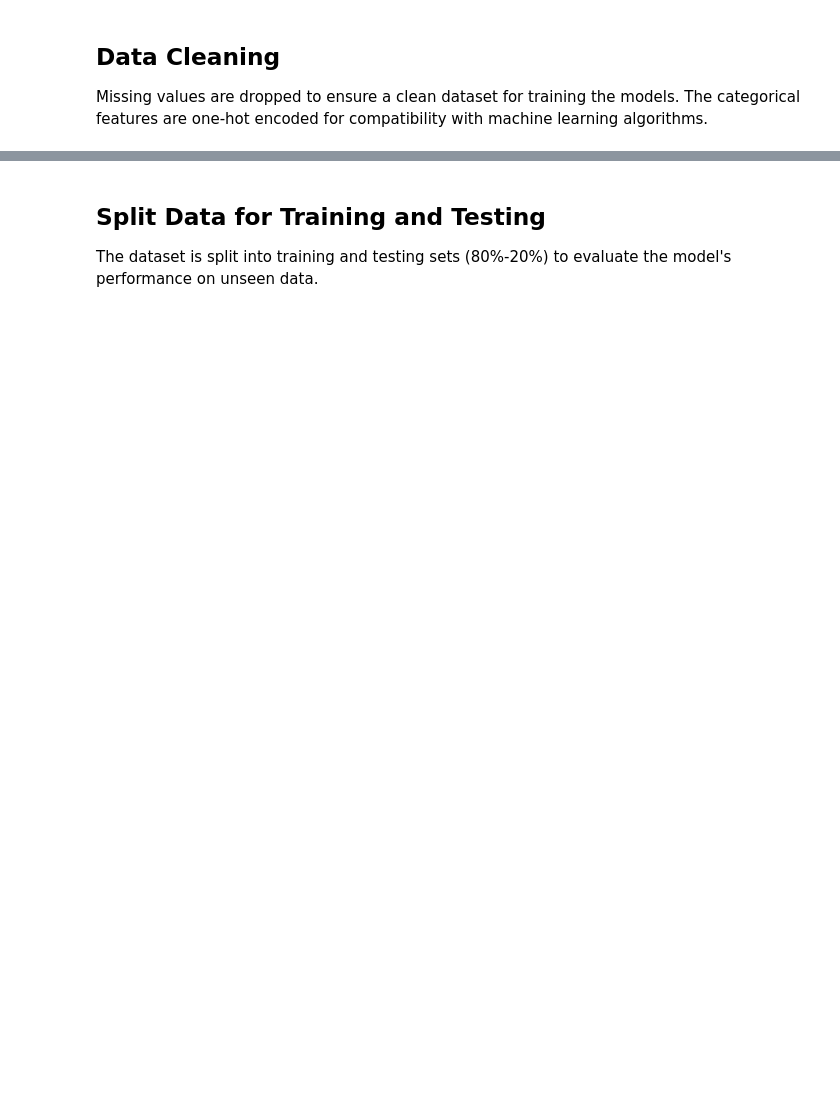
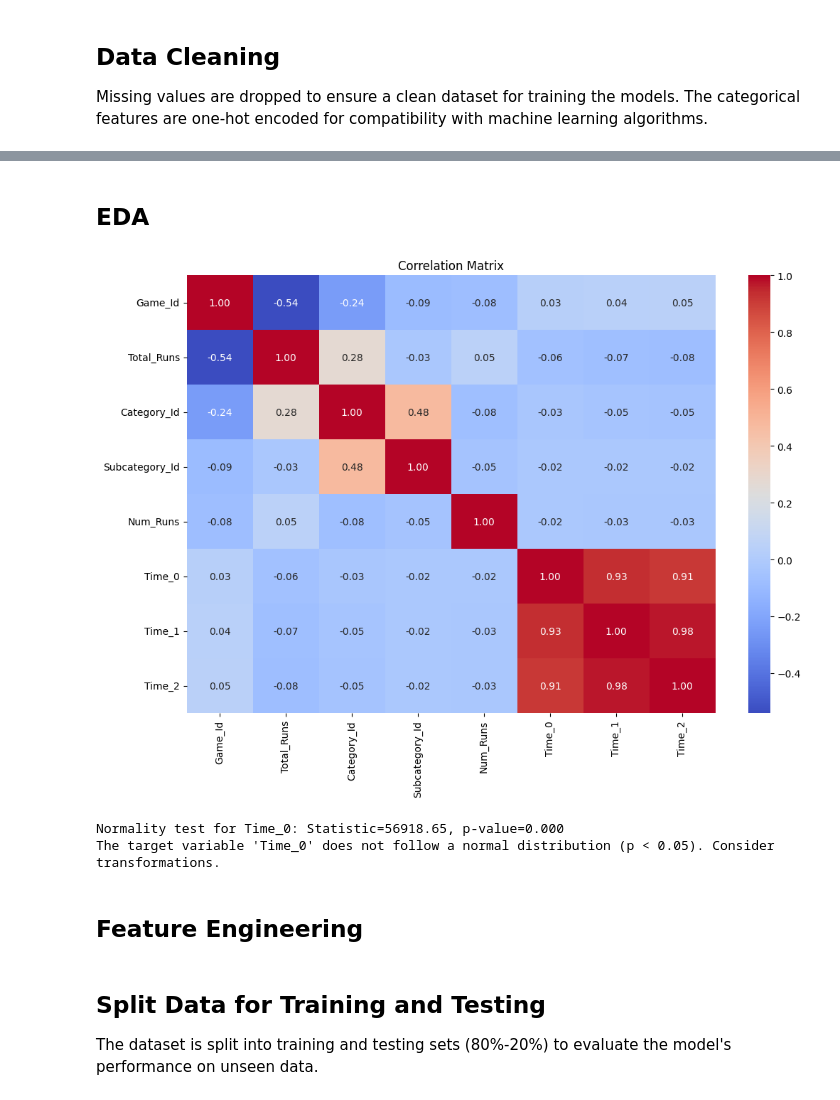
Before and after one commit to kmora2b/speedrun_ml_project, a Jupyter notebook: speedrun_analysis.ipynb, the cells around one changed output, grey strips where cells are left out. Drawn from its saved outputs; the diff is of its cells as text; code cells hidden in the pictures; blank space fills up the shorter version.

```diff
--- a/speedrun_analysis.ipynb
+++ b/speedrun_analysis.ipynb
@@ -7,14 +11,22 @@ This notebook aims to predict world record times for speedrunning based on featu
 # %%
-
+import os
 import pandas as pd
 import numpy as np
 import matplotlib.pyplot as plt
 import seaborn as sns
-from sklearn.model_selection import train_test_split, cross_val_score, GridSearchCV
+from sklearn.model_selection import train_test_split, cross_val_score
 from sklearn.linear_model import LinearRegression, Ridge, Lasso
 from sklearn.ensemble import RandomForestRegressor, GradientBoostingRegressor
 from sklearn.metrics import mean_squared_error, r2_score
 from scipy.stats import normaltest, skew
+from sklearn.model_selection import GridSearchCV
+
+IS_GCOLAB = False #CHANGE TO FALSE IF LOCAL
+
+if IS_GCOLAB:
+  # Mount Google Drive to access files
+  from google.colab import drive
+  drive.mount('/content/drive')
 # %% [markdown]
 ## Load and Explore the Dataset
 
@@ -46,0 +233,34 @@ y = data_encoded['time']
+# %% [markdown]
+## EDA
+# %%
+# Display basic information about the combined dataset
+# Extra EDA: Analyze correlations between features and the target variable.
+
+# Filter numeric columns for the correlation matrix
+numeric_data = combined_data.select_dtypes(include=[np.number])
+
+# Compute and visualize the correlation matrix
+correlation_matrix = numeric_data.corr()
+plt.figure(figsize=(12, 8))
+sns.heatmap(correlation_matrix, annot=True, fmt='.2f', cmap='coolwarm')
+plt.title('Correlation Matrix')
+plt.show()
+
+# Observations:
+# - The correlation matrix helps identify relationships between features and the target variable (Time_0).
+# - Features with high correlations (positive or negative) may have stronger predictive power for the target.
+# - Multicollinearity can also be detected, prompting consideration for feature selection or dimensionality reduction.
+
+# Perform a statistical test for normality on the target variable
+stat, p = normaltest(combined_data['Time_0'].dropna())
+print(f"Normality test for Time_0: Statistic={stat:.2f}, p-value={p:.3f}")
+if p < 0.05:
+    print("The target variable 'Time_0' does not follow a normal distribution (p < 0.05). Consider transformations.")
+else:
+    print("The target variable 'Time_0' follows a normal distribution (p >= 0.05). No transformation needed.")
+# %% [output]
+[figure, added]
+Normality test for Time_0: Statistic=56918.65, p-value=0.000
+The target variable 'Time_0' does not follow a normal distribution (p < 0.05). Consider transformations.
+# %% [markdown]
+## Feature Engineering
```
Also changed, not shown: parts of 16 cells of this notebook.
